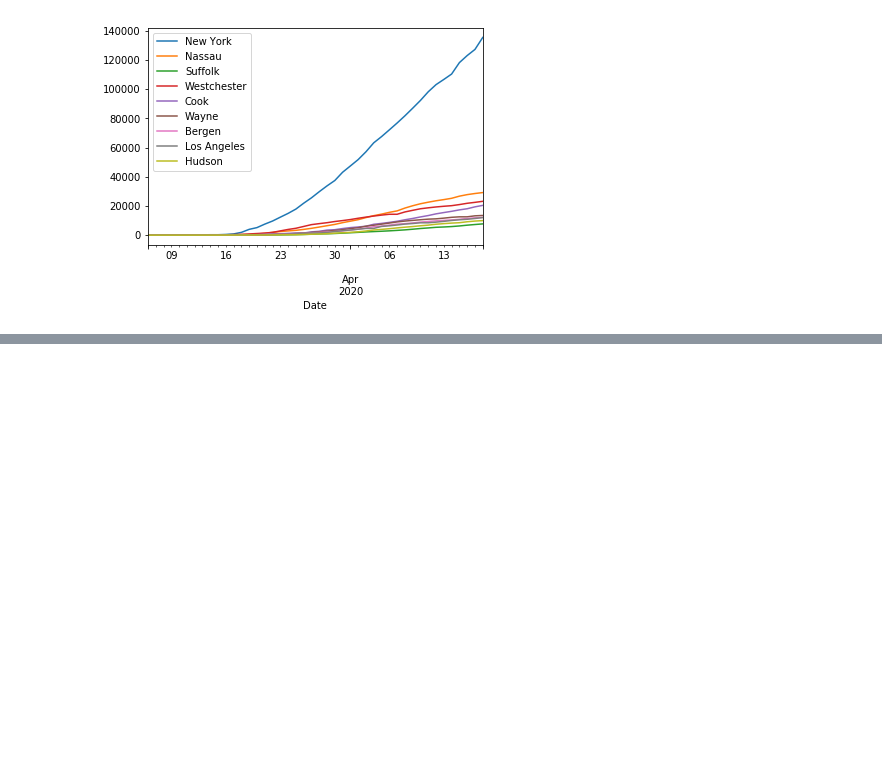
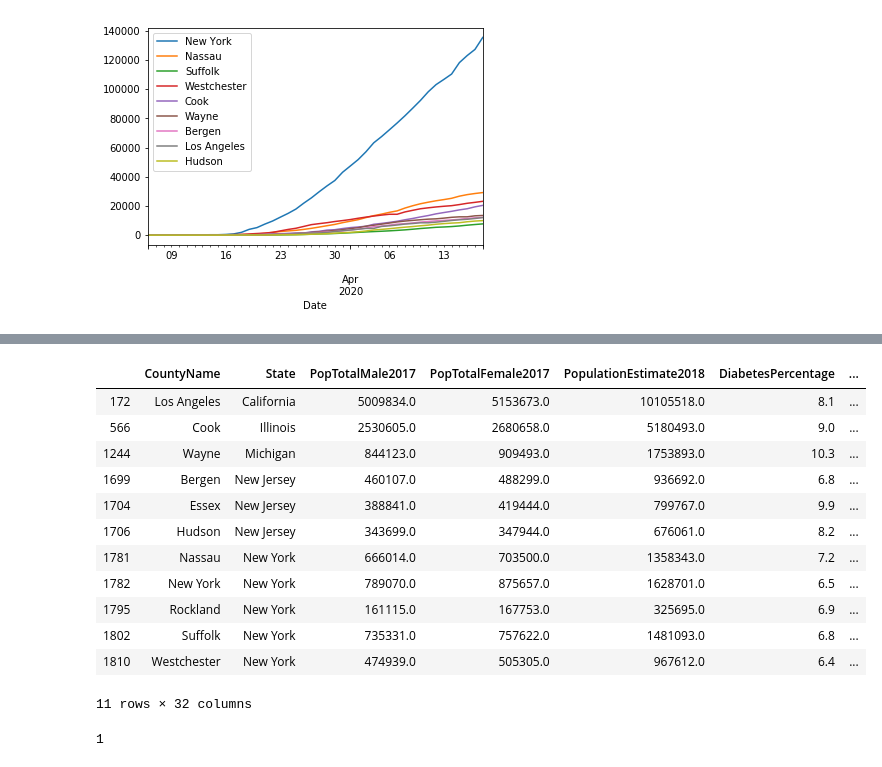
Before and after one commit to ChenFengTsai/COVID-19, a Jupyter notebook: COVID-19.ipynb, the cells around one changed output, grey strips where cells are left out. Cells and saved outputs as stored; diff of their text form; code cells hidden in the pictures; blank space fills up the shorter version.

```diff
--- a/COVID-19.ipynb
+++ b/COVID-19.ipynb
@@ -158,0 +183,7 @@ counties_cases.iloc[:,: 10].plot('Date')
+# %%
+confirmed = confirmed.drop("Admin2", axis = 1).drop("Province_State", axis = 1)
+# %%
+combine = pd.merge(counties, confirmed, how = "inner", on = ["CountyName", "State"])
+# %%
+selected_counties = cleaned_counties.loc[:10]['County'] + " " + cleaned_counties.loc[:10]['Province_State']
+selected_counties
@@ -158,0 +203,19 @@ counties_cases.iloc[:,: 10].plot('Date')
+# %%
+combine['County'] = combine['CountyName'] + " " + combine['State']
+# %%
+top10 = combine[combine['County'].isin(selected_counties)]
+top10 =
+# %% [output]
+|  | CountyName | State | PopTotalMale2017 | PopTotalFemale2017 | PopulationEstimate2018 | DiabetesPercentage | ... |
+| 172 | Los Angeles | California | 5009834.0 | 5153673.0 | 10105518.0 | 8.1 | ... |
+| 566 | Cook | Illinois | 2530605.0 | 2680658.0 | 5180493.0 | 9.0 | ... |
+| 1244 | Wayne | Michigan | 844123.0 | 909493.0 | 1753893.0 | 10.3 | ... |
+| 1699 | Bergen | New Jersey | 460107.0 | 488299.0 | 936692.0 | 6.8 | ... |
+| 1704 | Essex | New Jersey | 388841.0 | 419444.0 | 799767.0 | 9.9 | ... |
+| 1706 | Hudson | New Jersey | 343699.0 | 347944.0 | 676061.0 | 8.2 | ... |
+| 1781 | Nassau | New York | 666014.0 | 703500.0 | 1358343.0 | 7.2 | ... |
+| 1782 | New York | New York | 789070.0 | 875657.0 | 1628701.0 | 6.5 | ... |
+| 1795 | Rockland | New York | 161115.0 | 167753.0 | 325695.0 | 6.9 | ... |
+| 1802 | Suffolk | New York | 735331.0 | 757622.0 | 1481093.0 | 6.8 | ... |
+| 1810 | Westchester | New York | 474939.0 | 505305.0 | 967612.0 | 6.4 | ... |
+11 rows × 32 columns
@@ -158,0 +224,4 @@ counties_cases.iloc[:,: 10].plot('Date')
+# %%
+list(c['CountyName']).index('Cook')
+# %% [output]
+1
```
Also changed, not shown: parts of 13 cells of this notebook.
